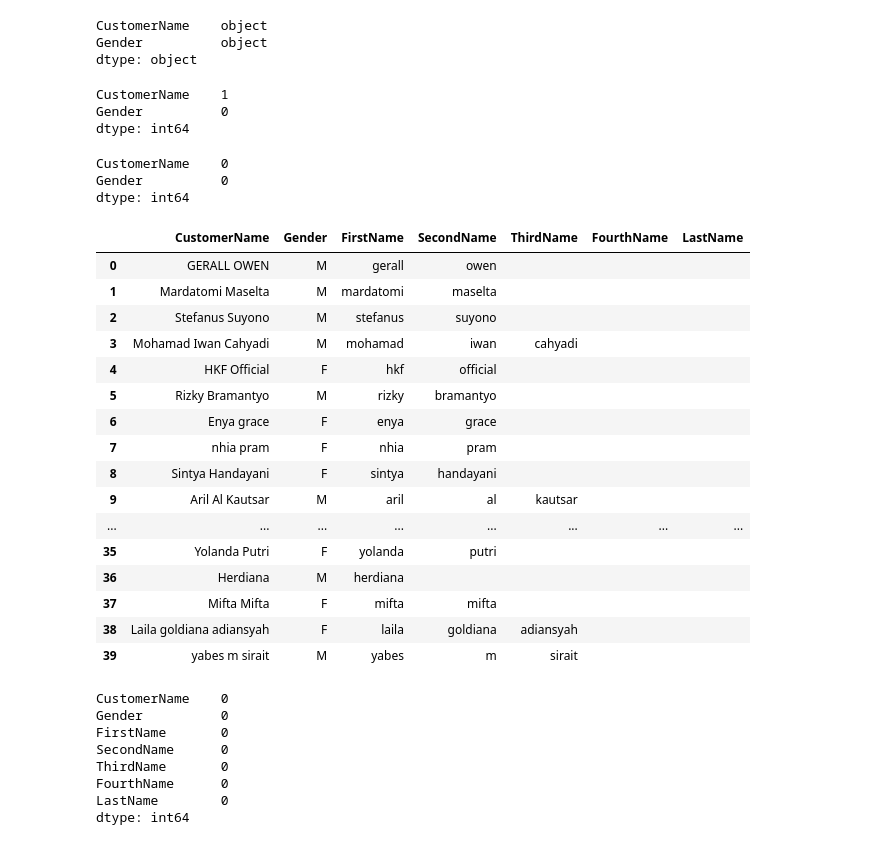
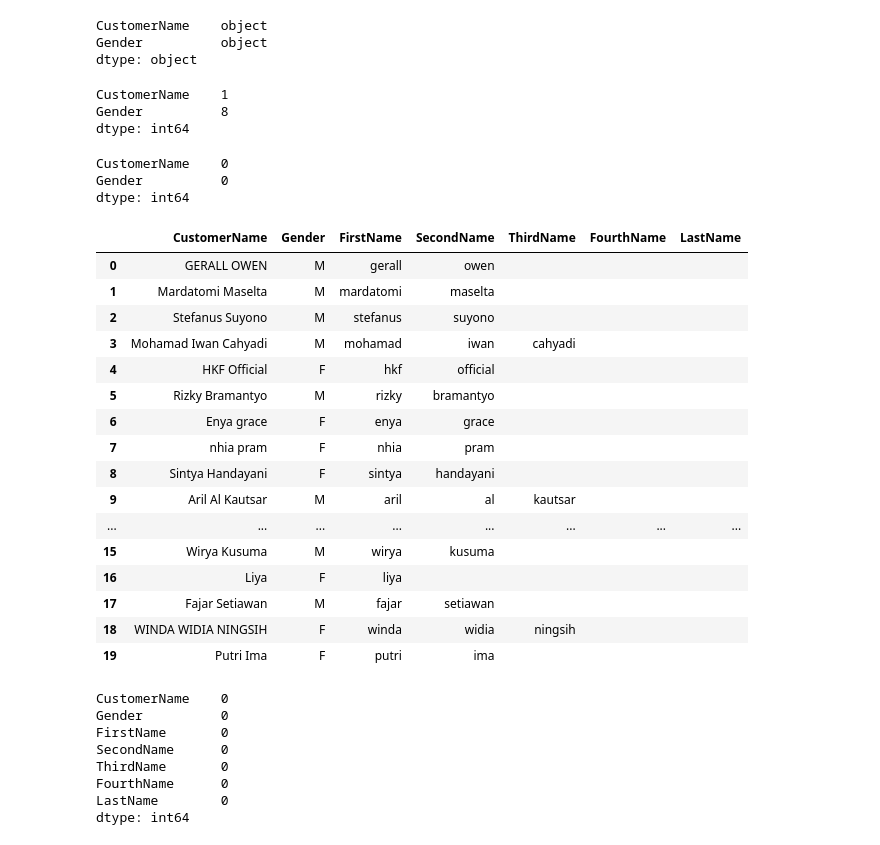
Before and after one commit to Sagisak/Projects_KG, a Jupyter notebook: GenderPrediction.ipynb, the cells around one changed output. Cells and saved outputs as stored; diff of their text form; code cells hidden in the pictures.

Commit message:
for now, I change a lot of codding with added data from the dataset

```diff
--- a/GenderPrediction.ipynb
+++ b/GenderPrediction.ipynb
@@ -5,6 +5,6 @@
 # %%
 import pandas as pd
 
-GenderData = pd.read_csv('KGGenderDataset.csv', delimiter=';')
+GenderData = pd.read_csv('KGGenderDataset.csv', usecols=[0,1])
 GenderData.head()
 # %% [output]
@@ -17,2 +16,0 @@ GenderData.head()
-# %%
-GenderData = GenderData.drop('CustomerId', axis=1) #membuang column yang tidak diperlukan
@@ -35,7 +24,7 @@ dtype: object
 GenderData.isna().sum() #lihat jika ada null value
 # %% [output]
 CustomerName    1
-Gender          0
+Gender          8
 dtype: int64
 # %%
 GenderData = GenderData.dropna() #drop null value
@@ -72,25 +61,25 @@ def split_name(name):
 # Apply function to the DataFrame
 GenderData[['FirstName', 'SecondName', 'ThirdName', 'FourthName', 'LastName']] = GenderData['CustomerName'].apply(split_name)
 # %%
-GenderData.head(40)
+GenderData.head(20)
 # %% [output]
 |  | CustomerName | Gender | FirstName | SecondName | ThirdName | FourthName | LastName |
 | 0 | GERALL OWEN | M | gerall | owen |  |  |  |
 | 1 | Mardatomi Maselta | M | mardatomi | maselta |  |  |  |
 | 2 | Stefanus Suyono | M | stefanus | suyono |  |  |  |
 | 3 | Mohamad Iwan Cahyadi | M | mohamad | iwan | cahyadi |  |  |
 | 4 | HKF Official | F | hkf | official |  |  |  |
 | 5 | Rizky Bramantyo | M | rizky | bramantyo |  |  |  |
 | 6 | Enya grace | F | enya | grace |  |  |  |
 | 7 | nhia pram | F | nhia | pram |  |  |  |
 | 8 | Sintya Handayani | F | sintya | handayani |  |  |  |
 | 9 | Aril Al Kautsar | M | aril | al | kautsar |  |  |
 | ... | ... | ... | ... | ... | ... | ... | ... |
-| 35 | Yolanda Putri | F | yolanda | putri |  |  |  |
-| 36 | Herdiana | M | herdiana |  |  |  |  |
-| 37 | Mifta Mifta | F | mifta | mifta |  |  |  |
-| 38 | Laila goldiana adiansyah | F | laila | goldiana | adiansyah |  |  |
-| 39 | yabes m sirait | M | yabes | m | sirait |  |  |
+| 15 | Wirya Kusuma | M | wirya | kusuma |  |  |  |
+| 16 | Liya | F | liya |  |  |  |  |
+| 17 | Fajar Setiawan | M | fajar | setiawan |  |  |  |
+| 18 | WINDA WIDIA NINGSIH | F | winda | widia | ningsih |  |  |
+| 19 | Putri Ima | F | putri | ima |  |  |  |
 # %%
 GenderData.isna().sum() #check null value
 # %% [output]
```
Also changed, not shown: parts of 9 cells of this notebook, 4 other files.
